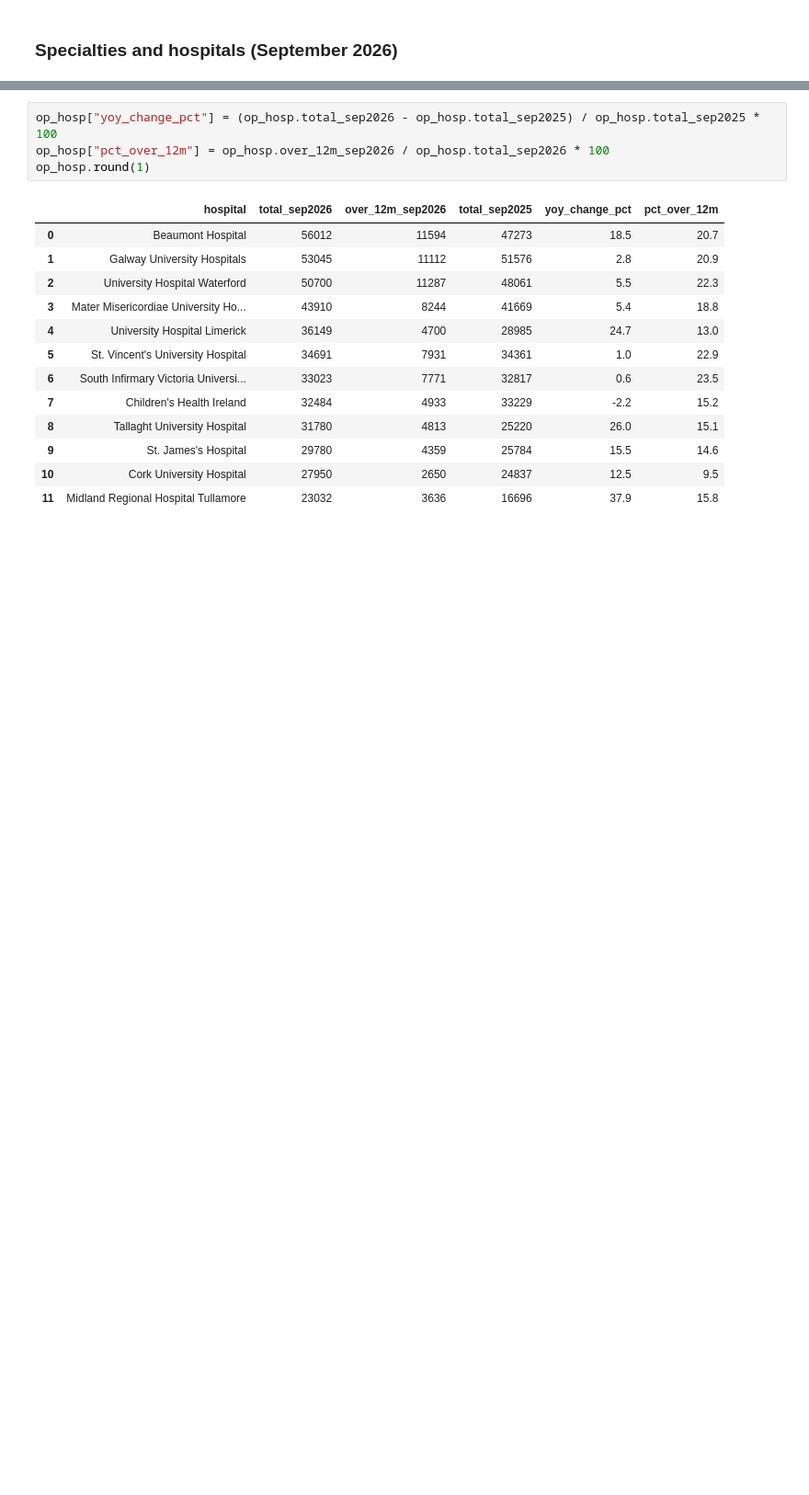
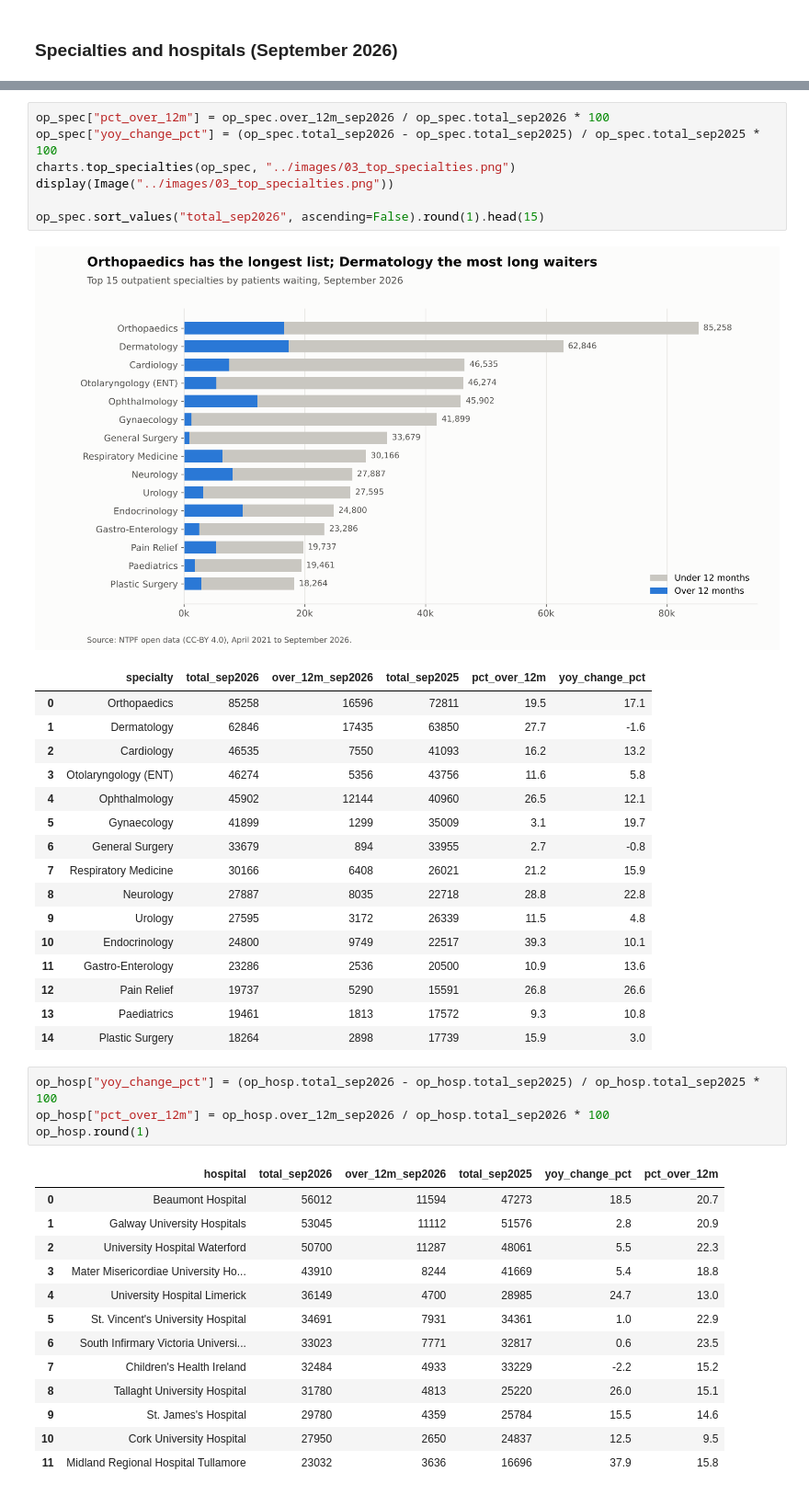
Before and after one commit to Imran3285/irish-hospital-waiting-list-analysis, a Jupyter notebook: notebooks/irish_waiting_list_analysis.ipynb, the cells around one changed output, grey strips where cells are left out. Shown at 92% size. Cells and saved outputs as stored; diff of their text form; blank space fills up the shorter version.

```diff
--- a/notebooks/irish_waiting_list_analysis.ipynb
+++ b/notebooks/irish_waiting_list_analysis.ipynb
@@ -149,3 +113,28 @@ op_spec.sort_values("total_sep2026", ascending=False).round(1).head(15)
+# %%
+op_spec["pct_over_12m"] = op_spec.over_12m_sep2026 / op_spec.total_sep2026 * 100
+op_spec["yoy_change_pct"] = (op_spec.total_sep2026 - op_spec.total_sep2025) / op_spec.total_sep2025 * 100
+charts.top_specialties(op_spec, "../images/03_top_specialties.png")
+display(Image("../images/03_top_specialties.png"))
+
+op_spec.sort_values("total_sep2026", ascending=False).round(1).head(15)
+# %% [output]
+[figure, added]
+|  | specialty | total_sep2026 | over_12m_sep2026 | total_sep2025 | pct_over_12m | yoy_change_pct |
+| 0 | Orthopaedics | 85258 | 16596 | 72811 | 19.5 | 17.1 |
+| 1 | Dermatology | 62846 | 17435 | 63850 | 27.7 | -1.6 |
+| 2 | Cardiology | 46535 | 7550 | 41093 | 16.2 | 13.2 |
+| 3 | Otolaryngology (ENT) | 46274 | 5356 | 43756 | 11.6 | 5.8 |
+| 4 | Ophthalmology | 45902 | 12144 | 40960 | 26.5 | 12.1 |
+| 5 | Gynaecology | 41899 | 1299 | 35009 | 3.1 | 19.7 |
+| 6 | General Surgery | 33679 | 894 | 33955 | 2.7 | -0.8 |
+| 7 | Respiratory Medicine | 30166 | 6408 | 26021 | 21.2 | 15.9 |
+| 8 | Neurology | 27887 | 8035 | 22718 | 28.8 | 22.8 |
+| 9 | Urology | 27595 | 3172 | 26339 | 11.5 | 4.8 |
+| 10 | Endocrinology | 24800 | 9749 | 22517 | 39.3 | 10.1 |
+| 11 | Gastro-Enterology | 23286 | 2536 | 20500 | 10.9 | 13.6 |
+| 12 | Pain Relief | 19737 | 5290 | 15591 | 26.8 | 26.6 |
+| 13 | Paediatrics | 19461 | 1813 | 17572 | 9.3 | 10.8 |
+| 14 | Plastic Surgery | 18264 | 2898 | 17739 | 15.9 | 3.0 |
 # %%
 op_hosp["yoy_change_pct"] = (op_hosp.total_sep2026 - op_hosp.total_sep2025) / op_hosp.total_sep2025 * 100
 op_hosp["pct_over_12m"] = op_hosp.over_12m_sep2026 / op_hosp.total_sep2026 * 100
```
Also changed, not shown: parts of 7 cells of this notebook, 9 other files.
